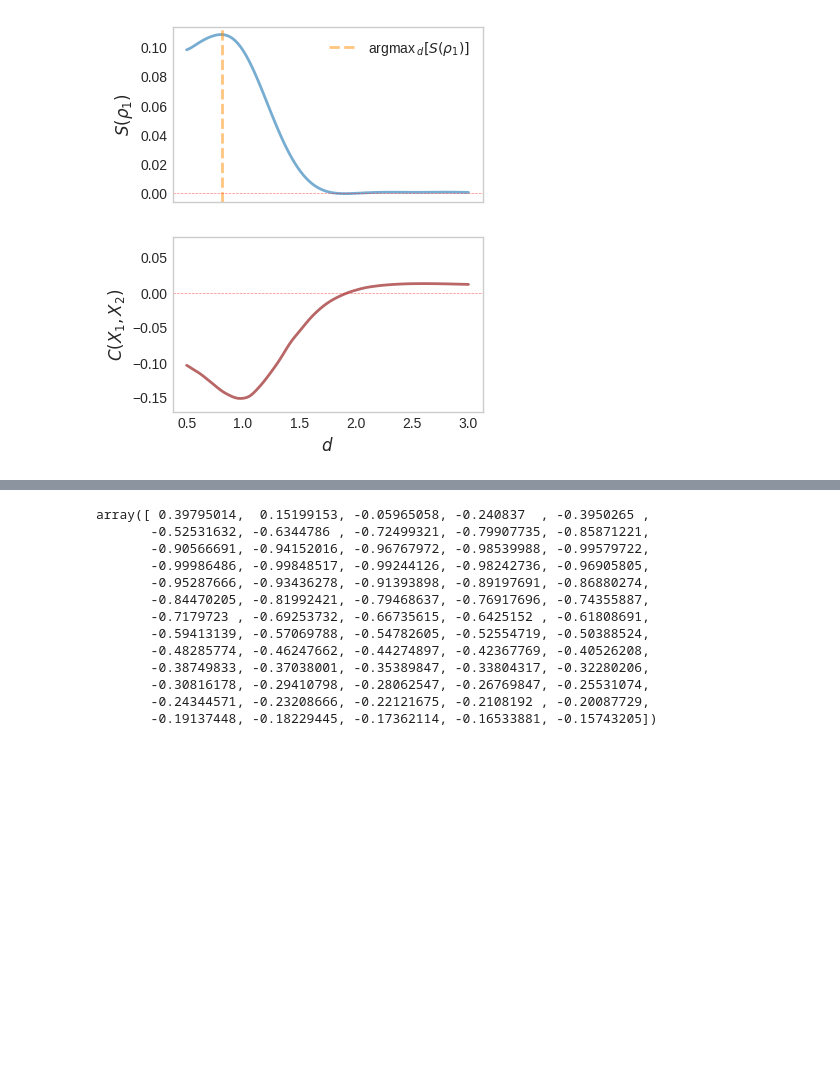
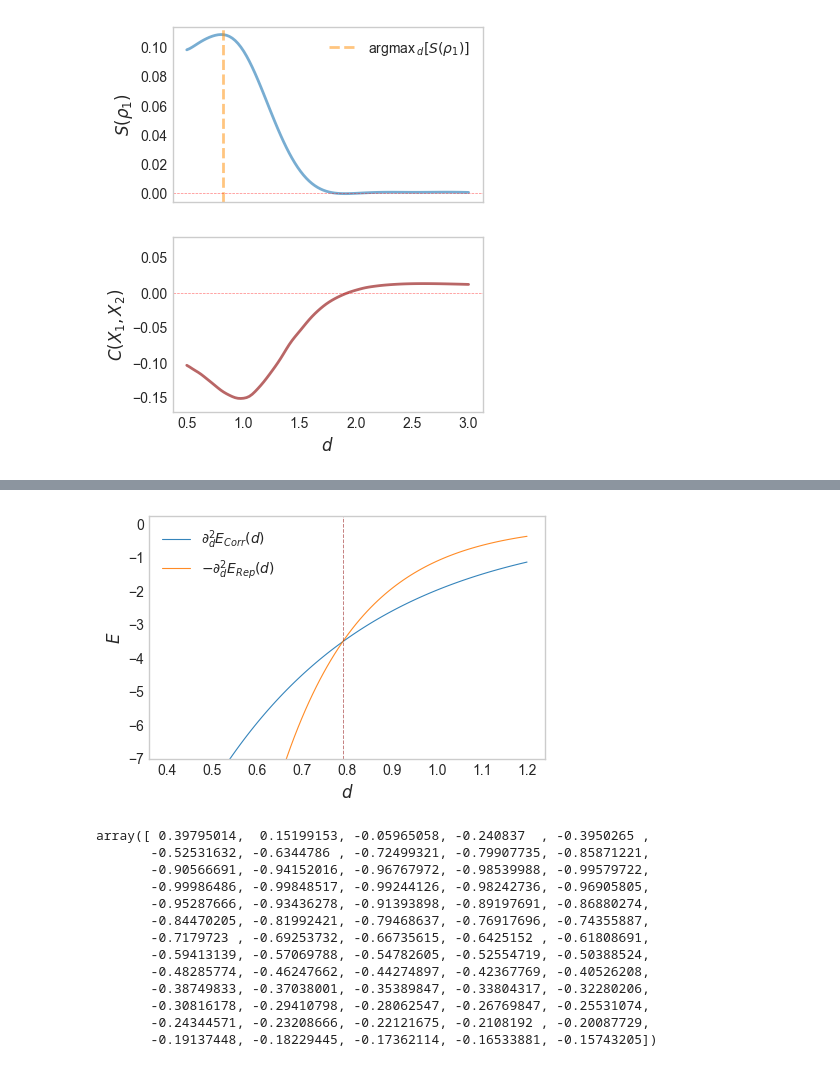
Before and after one commit to MatthieuSarkis/Long-range-intermolecular-interactions-on-a-continuous-variable-quantum-computer, a Jupyter notebook: plot_alternate.ipynb, the cells around one changed output, grey strips where cells are left out. Saved outputs shown, nothing was run; the diff lists cells and outputs as text; code cells hidden in the pictures; blank space fills up the shorter version.

Commit message:
update plots

```diff
--- a/plot_alternate.ipynb
+++ b/plot_alternate.ipynb
@@ -180,6 +172,12 @@ def repulsion_vs_correlation(r):
     correlation = -0.46331721539795195*(2/exp(2.7534552871776152*(-0.5384565406606292 + r)))
     repulsion = 0.46331721539795195*(exp(-5.5069105743552305*(-0.5384565406606292 + r)))
     return correlation, repulsion
+
+def repulsion_vs_correlation_2nd_derivative(r):
+    '''this is for angle_idx=7'''
+    correlation = -7.025293780360139/exp(2.7534552871776152*(-0.5384565406606292 + r))
+    repulsion = 14.050587560720277/exp(5.5069105743552305*(-0.5384565406606292 + r))
+    return correlation, repulsion
 # %%
 from src.utils import quadratures_density
 import copy
@@ -627,3 +625,51 @@ plot_repulsion_vs_correlation(
+# %%
+def plot_repulsion_vs_correlation_2nd_derivative(
+    ymin: Optional[float]=None,
+    ymax: Optional[float]=None
+) -> None:
+
+    fig, axes = plt.subplots(nrows=1, ncols=1)
+
+    line0, = axes.plot(
+        np.linspace(0.4, 1.2, 100),
+        [repulsion_vs_correlation_2nd_derivative(r)[0] for r in np.linspace(0.4, 1.2, 100)],
+        #c='darkorange',
+        lw=0.8,
+        alpha=0.9,
+        label='$\partial_d^2E_{Corr}(d)$',
+        zorder=1
+    )
+
+    line1, = axes.plot(
+        np.linspace(0.4, 1.2, 100),
+        [-repulsion_vs_correlation_2nd_derivative(r)[1] for r in np.linspace(0.4, 1.2, 100)],
+        #c='darkorange',
+        lw=0.8,
+        alpha=0.9,
+        label=r'$-\partial_d^2E_{Rep}(d)$',
+        zorder=1
+    )
+
+    line2 = axes.axvline(x=0.790194, label=r'argmax$\,_d[S(\rho_1)]$', linestyle = 'dashed', color = 'darkred', alpha=0.5, lw=0.7)
+
+    #
+
+    axes.set_xlabel(r'$d$')
+    axes.set_ylabel(r'$E$')
+    if ymin is not None and ymax is not None:
+        axes.set_ylim(ymin, ymax)
+    axes.grid(False)
+    #axes.set_title(r'Binding energy for a pair of QDOs at the optimal angle $\theta=0.57$ rad')
+    axes.legend(handles=[line0, line1])
+    #plt.show()
+    plt.savefig(os.path.join(plots_path, 'repulsion_vs_correlation_2nd_derivative.pdf'), dpi=300, transparent=False, bbox_inches='tight')
+
+plot_repulsion_vs_correlation_2nd_derivative(
+    ymin=-7,
+    ymax=0.25,
+)
+# %% [output]
+[figure, added]
 # %%
 d = np.array(distances[startingDistance[5-1]::3])
 be = np.real(binding_energies[5, startingDistance[5-1]::3])
```
Also changed, not shown: parts of 3 cells of this notebook, 12 other files.
